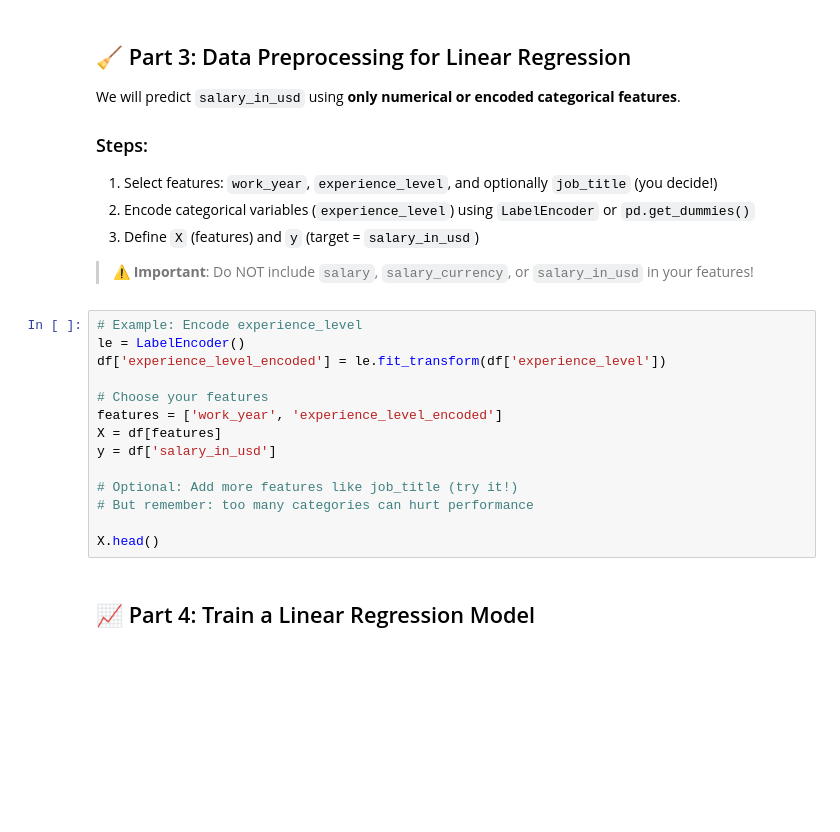
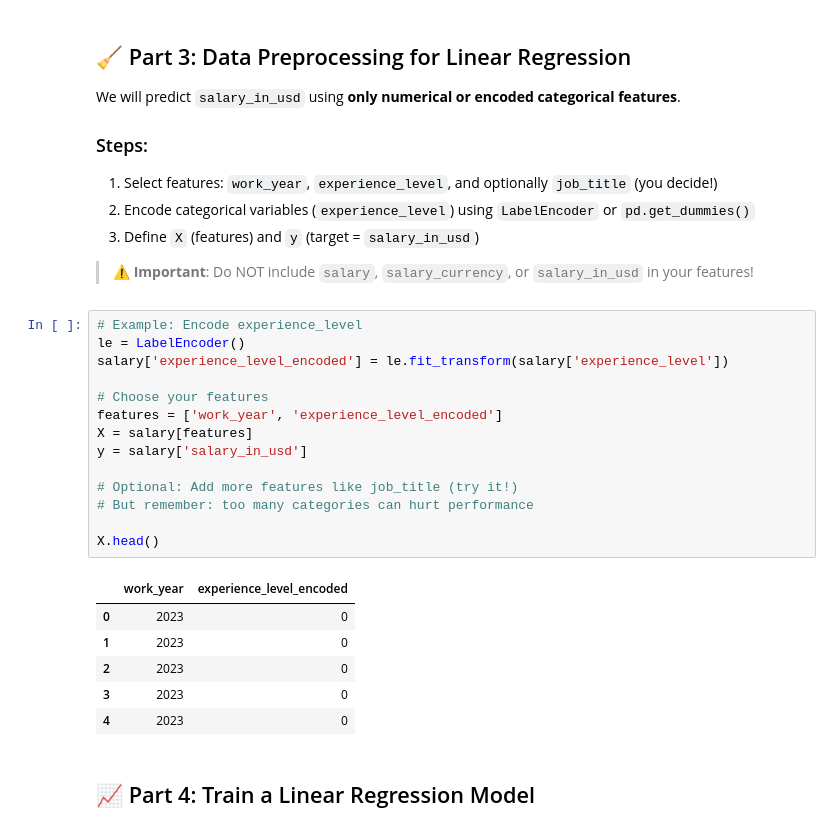
Before and after one commit to woweewoww/ELEC303_DataAnalytics, a Jupyter notebook: Maribojoc_Maricel_SalaryPrediction.ipynb, the cells around one changed output. Cells and saved outputs as stored; diff of their text form; blank space fills up the shorter version.

```diff
--- a/Maribojoc_Maricel_SalaryPrediction.ipynb
+++ b/Maribojoc_Maricel_SalaryPrediction.ipynb
@@ -73,17 +93,24 @@ We will predict `salary_in_usd` using **only numerical or encoded categorical fe
 # %%
 # Example: Encode experience_level
 le = LabelEncoder()
-df['experience_level_encoded'] = le.fit_transform(df['experience_level'])
+salary['experience_level_encoded'] = le.fit_transform(salary['experience_level'])
 
 # Choose your features
 features = ['work_year', 'experience_level_encoded']
-X = df[features]
-y = df['salary_in_usd']
+X = salary[features]
+y = salary['salary_in_usd']
 
 # Optional: Add more features like job_title (try it!)
 # But remember: too many categories can hurt performance
 
 X.head()
+# %% [output]
+|  | work_year | experience_level_encoded |
+| 0 | 2023 | 0 |
+| 1 | 2023 | 0 |
+| 2 | 2023 | 0 |
+| 3 | 2023 | 0 |
+| 4 | 2023 | 0 |
 # %% [markdown]
 ## 📈 Part 4: Train a Linear Regression Model
 # %%
```
Also changed, not shown: parts of 12 cells of this notebook.
